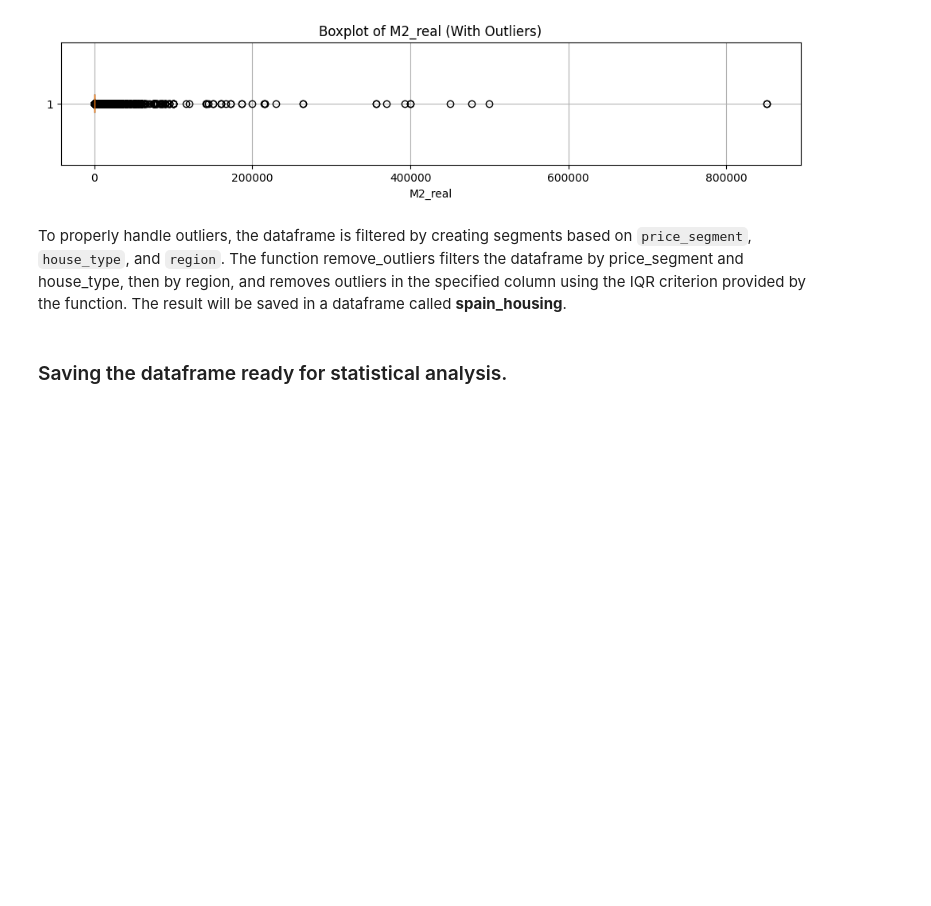
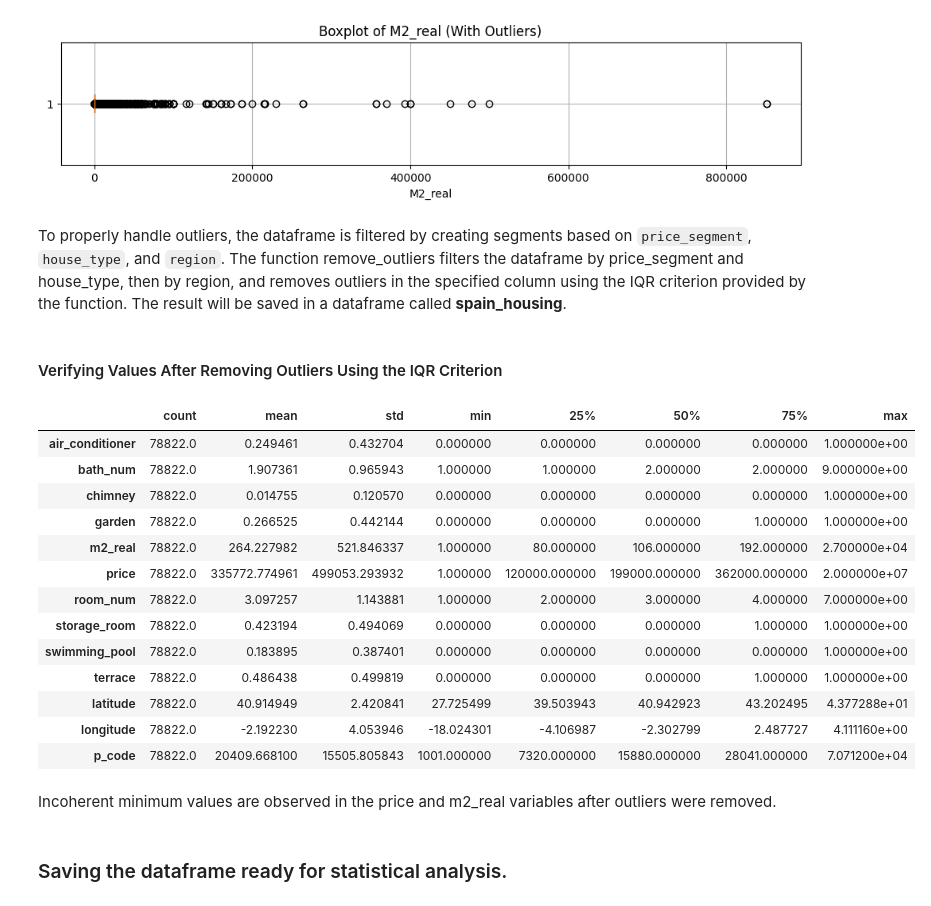
Before and after one commit to fer78/Data-Analytics-Final-Portfolio-Project, a Jupyter notebook: Data-Analytics-Final-Portfolio-Project.ipynb, the cells around one changed output. Cells and saved outputs as stored; diff of their text form; code cells hidden in the pictures; blank space fills up the shorter version.

Commit message:
delete_minimum_values

```diff
--- a/Data-Analytics-Final-Portfolio-Project.ipynb
+++ b/Data-Analytics-Final-Portfolio-Project.ipynb
@@ -1246,3 +1246,24 @@ def clean_outliers_by_segment(df, price_segment_column, house_type_column, regio
     return filtered_df
 # %%
 spain_housing = clean_outliers_by_segment(processed_data, 'price_segment', 'house_type', 'region', 'm2_real')
+# %% [markdown]
+#### Verifying Values After Removing Outliers Using the IQR Criterion
+# %%
+spain_housing.describe().T
+# %% [output]
+|  | count | mean | std | min | 25% | 50% | 75% | max |
+| air_conditioner | 78822.0 | 0.249461 | 0.432704 | 0.000000 | 0.000000 | 0.000000 | 0.000000 | 1.000000e+00 |
+| bath_num | 78822.0 | 1.907361 | 0.965943 | 1.000000 | 1.000000 | 2.000000 | 2.000000 | 9.000000e+00 |
+| chimney | 78822.0 | 0.014755 | 0.120570 | 0.000000 | 0.000000 | 0.000000 | 0.000000 | 1.000000e+00 |
+| garden | 78822.0 | 0.266525 | 0.442144 | 0.000000 | 0.000000 | 0.000000 | 1.000000 | 1.000000e+00 |
+| m2_real | 78822.0 | 264.227982 | 521.846337 | 1.000000 | 80.000000 | 106.000000 | 192.000000 | 2.700000e+04 |
+| price | 78822.0 | 335772.774961 | 499053.293932 | 1.000000 | 120000.000000 | 199000.000000 | 362000.000000 | 2.000000e+07 |
+| room_num | 78822.0 | 3.097257 | 1.143881 | 1.000000 | 2.000000 | 3.000000 | 4.000000 | 7.000000e+00 |
+| storage_room | 78822.0 | 0.423194 | 0.494069 | 0.000000 | 0.000000 | 0.000000 | 1.000000 | 1.000000e+00 |
+| swimming_pool | 78822.0 | 0.183895 | 0.387401 | 0.000000 | 0.000000 | 0.000000 | 0.000000 | 1.000000e+00 |
+| terrace | 78822.0 | 0.486438 | 0.499819 | 0.000000 | 0.000000 | 0.000000 | 1.000000 | 1.000000e+00 |
+| latitude | 78822.0 | 40.914949 | 2.420841 | 27.725499 | 39.503943 | 40.942923 | 43.202495 | 4.377288e+01 |
+| longitude | 78822.0 | -2.192230 | 4.053946 | -18.024301 | -4.106987 | -2.302799 | 2.487727 | 4.111160e+00 |
+| p_code | 78822.0 | 20409.668100 | 15505.805843 | 1001.000000 | 7320.000000 | 15880.000000 | 28041.000000 | 7.071200e+04 |
+# %% [markdown]
+Incoherent minimum values are observed in the price and m2_real variables after outliers were removed.
```
Also changed, not shown: parts of 2 cells of this notebook, 1 other file.
